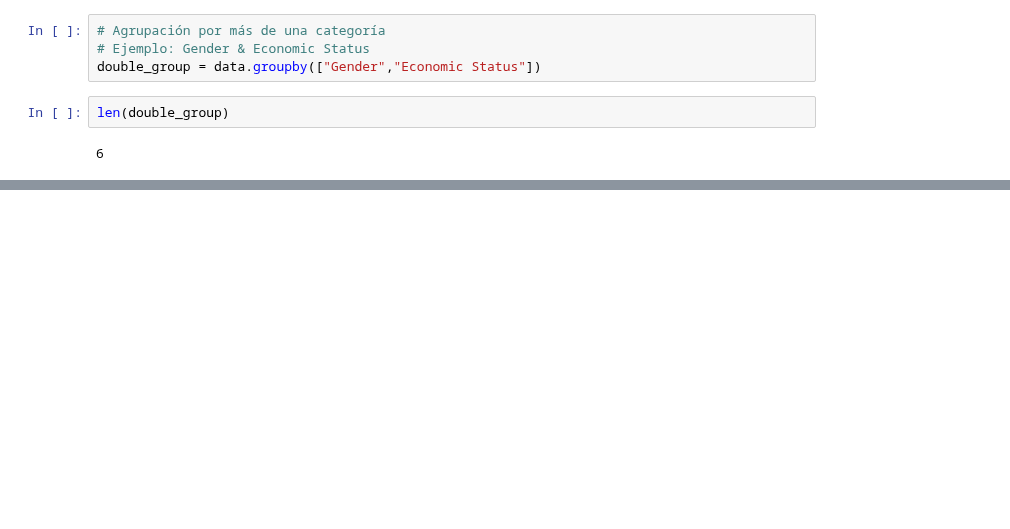
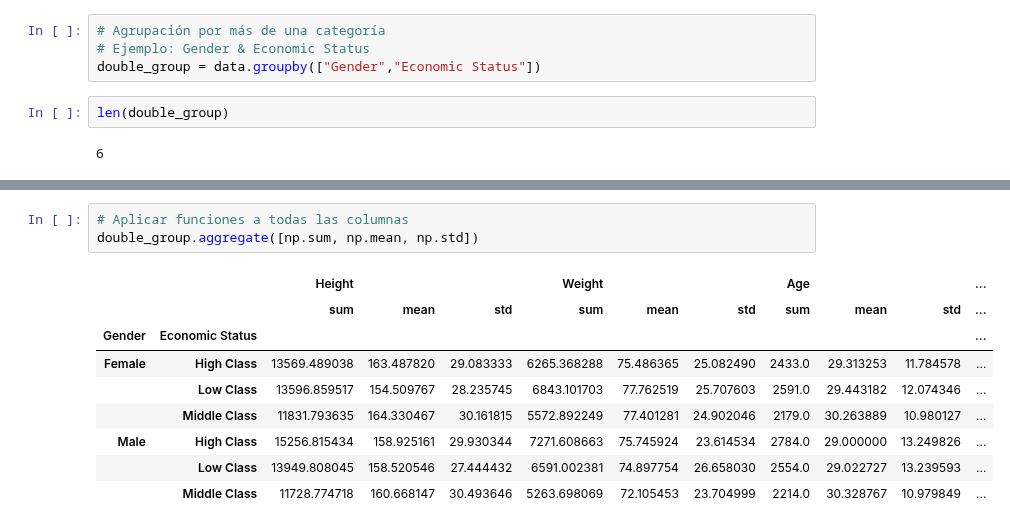
Before and after one commit to tomasvdh/python-ml-course, a Jupyter notebook: mynotebooks/T2 - 3 - Data Cleaning - Agrupación de datos.ipynb, the cells around one changed output, grey strips where cells are left out. Saved outputs shown, nothing was run; the diff lists cells and outputs as text; blank space fills up the shorter version.

```diff
--- a/mynotebooks/T2 - 3 - Data Cleaning - Agrupación de datos.ipynb
+++ b/mynotebooks/T2 - 3 - Data Cleaning - Agrupación de datos.ipynb
@@ -154,0 +254,13 @@ for names, groups in double_group:
+# %%
+# Aplicar funciones a todas las columnas
+double_group.aggregate([np.sum, np.mean, np.std])
+# %% [output]
+|  |  | Height |  |  | Weight |  |  | Age |  |  | ... |
+|  |  | sum | mean | std | sum | mean | std | sum | mean | std | ... |
+| Gender | Economic Status |  |  |  |  |  |  |  |  |  | ... |
+| Female | High Class | 13569.489038 | 163.487820 | 29.083333 | 6265.368288 | 75.486365 | 25.082490 | 2433.0 | 29.313253 | 11.784578 | ... |
+|  | Low Class | 13596.859517 | 154.509767 | 28.235745 | 6843.101703 | 77.762519 | 25.707603 | 2591.0 | 29.443182 | 12.074346 | ... |
+|  | Middle Class | 11831.793635 | 164.330467 | 30.161815 | 5572.892249 | 77.401281 | 24.902046 | 2179.0 | 30.263889 | 10.980127 | ... |
+| Male | High Class | 15256.815434 | 158.925161 | 29.930344 | 7271.608663 | 75.745924 | 23.614534 | 2784.0 | 29.000000 | 13.249826 | ... |
+|  | Low Class | 13949.808045 | 158.520546 | 27.444432 | 6591.002381 | 74.897754 | 26.658030 | 2554.0 | 29.022727 | 13.239593 | ... |
+|  | Middle Class | 11728.774718 | 160.668147 | 30.493646 | 5263.698069 | 72.105453 | 23.704999 | 2214.0 | 30.328767 | 10.979849 | ... |
```
Also changed, not shown: parts of 18 cells of this notebook.
